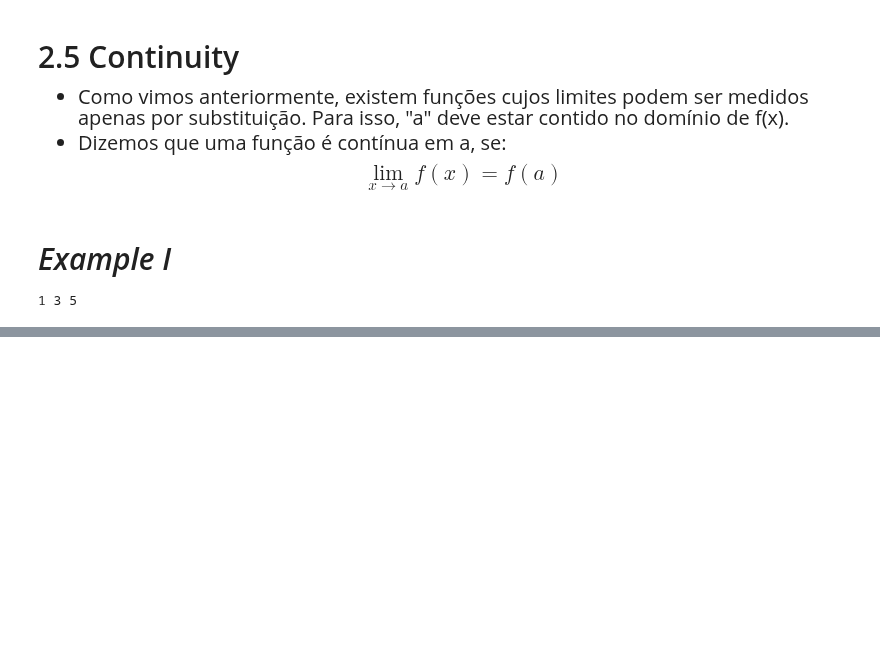
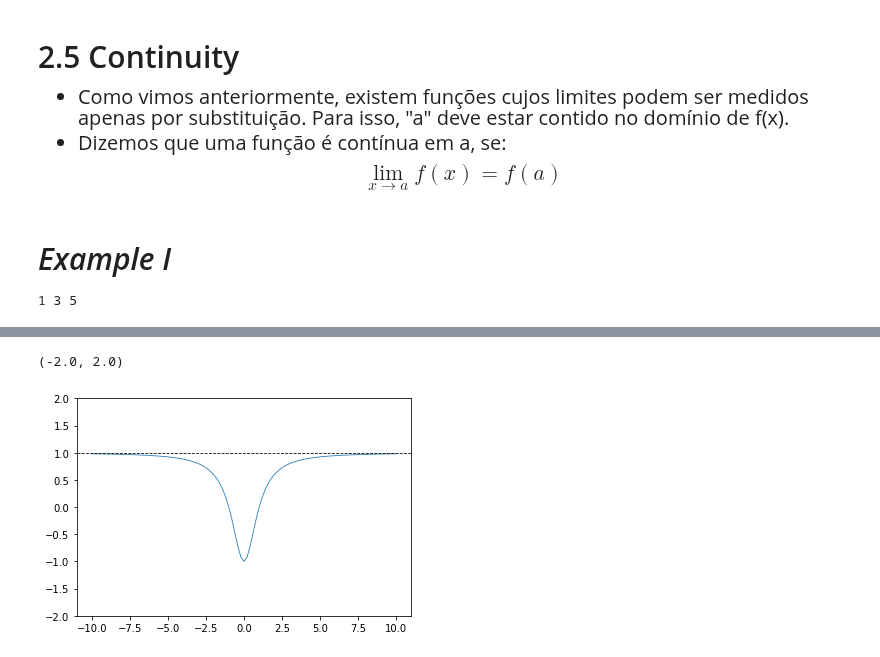
Before and after one commit to felipesveiga/Calculus, a Jupyter notebook: Chapter 2/stewart2.ipynb, the cells around one changed output, grey strips where cells are left out. Cells and saved outputs as stored; diff of their text form; code cells hidden in the pictures; blank space fills up the shorter version.

```diff
--- a/Chapter 2/stewart2.ipynb
+++ b/Chapter 2/stewart2.ipynb
@@ -1285,0 +1436,12 @@ print(1,3,5)
+# %%
+# Faremos agora uma função em que é possível se traçar essa assintota.
+xs = np.linspace(-10, 10, 101)
+ys = ((xs**2)-1) / ((xs**2)+1)
+
+# Observe que, conforme x tende à infinidade, a função se aproxima cada vez mais de 1.
+plt.plot(xs,ys, lw=0.8)
+plt.axhline(1, lw=0.8, ls='--',c='k')
+plt.ylim([-2,2 ])
+# %% [output]
+(-2.0, 2.0)
+[figure, added]
```
Also changed, not shown: parts of 17 cells of this notebook.
